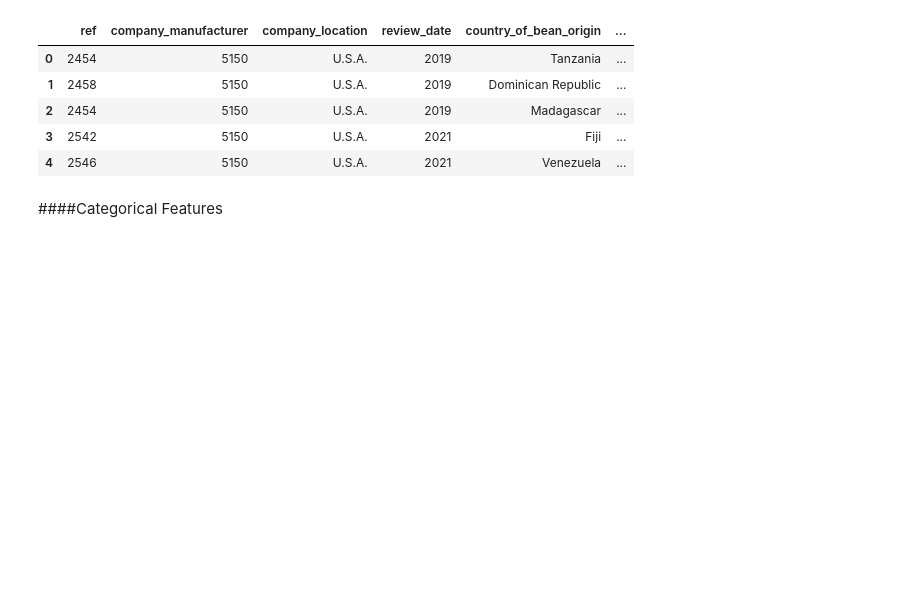
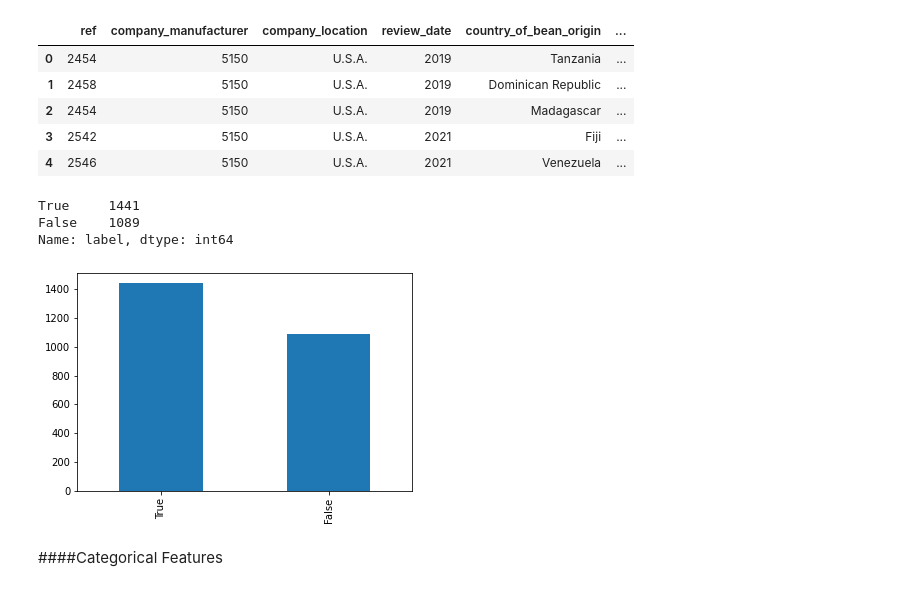
Before and after one commit to flyin01/tidy_tuesday, a Jupyter notebook: ml_pipeline.ipynb, the cells around one changed output. Cells and saved outputs as stored; diff of their text form; code cells hidden in the pictures; blank space fills up the shorter version.

```diff
--- a/ml_pipeline.ipynb
+++ b/ml_pipeline.ipynb
@@ -135,6 +144,18 @@ df.head()
 | 2 | 2454 | 5150 | U.S.A. | 2019 | Madagascar | ... |
 | 3 | 2542 | 5150 | U.S.A. | 2021 | Fiji | ... |
 | 4 | 2546 | 5150 | U.S.A. | 2021 | Venezuela | ... |
+# %%
+label_counts = df['label'].value_counts()
+label_counts
+# %% [output]
+True     1441
+False    1089
+Name: label, dtype: int64
+# %%
+label_counts.plot(kind='bar')
+plt.show()
+# %% [output]
+[figure, added]
 # %%
 import seaborn as sns
 # %% [markdown]
```
Also changed, not shown: parts of 21 cells of this notebook.
